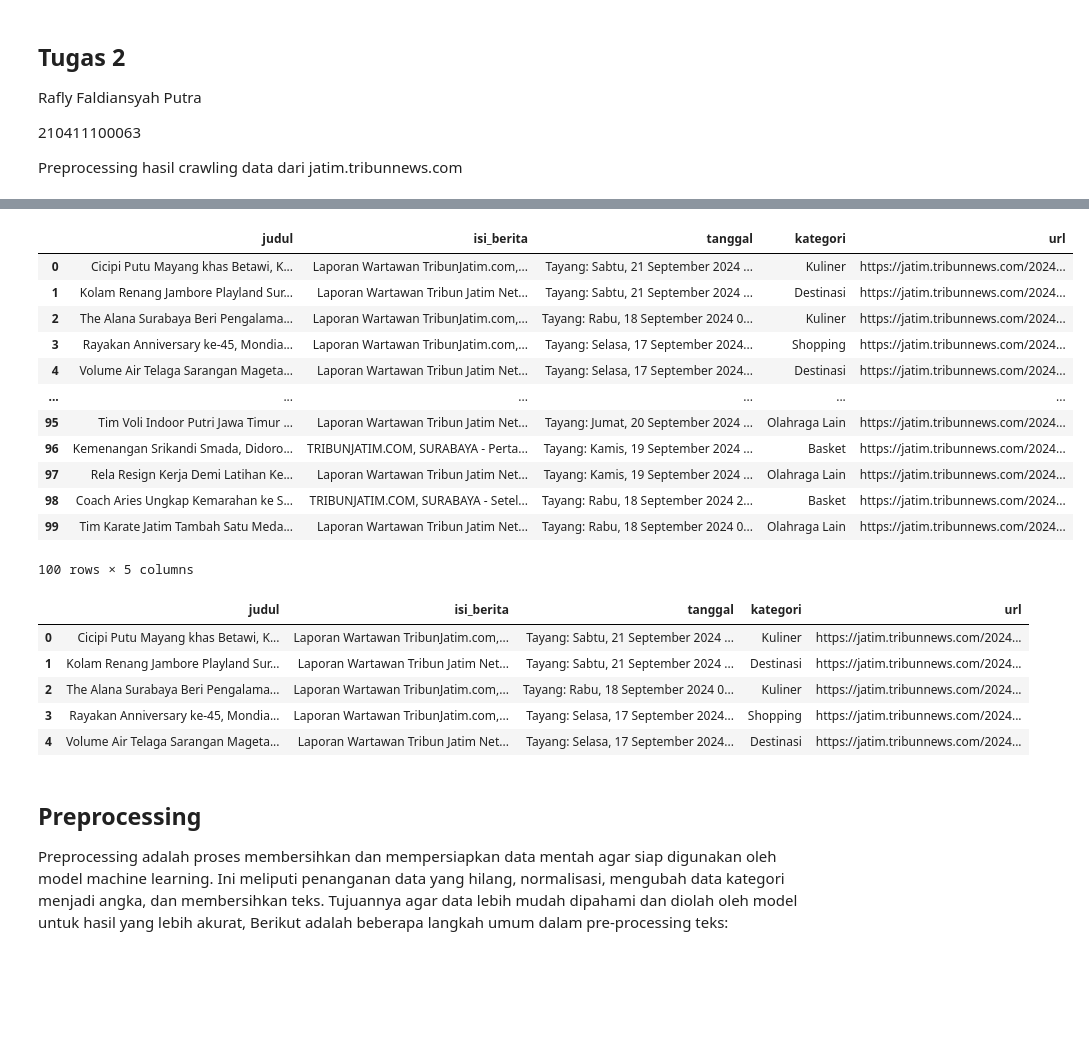
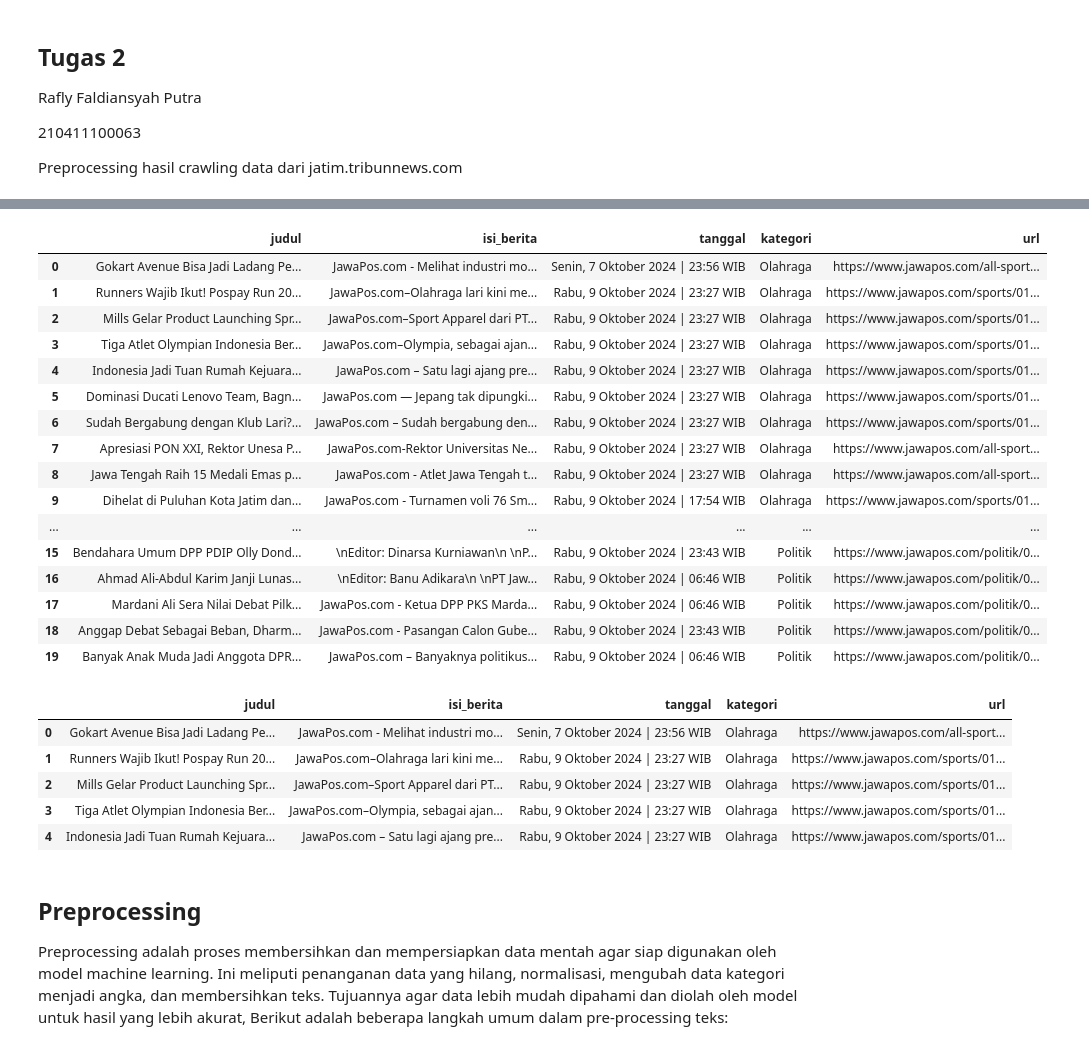
Before and after one commit to raflyfp/PPW-A, a Jupyter notebook: _sources/210411100063 Rafly Faldiansyah Putra Tugas 2 PPW.ipynb, the cells around one changed output, grey strips where cells are left out. Drawn from its saved outputs; the diff is of its cells as text; code cells hidden in the pictures; blank space fills up the shorter version.

```diff
--- a/_sources/210411100063 Rafly Faldiansyah Putra Tugas 2 PPW.ipynb
+++ b/_sources/210411100063 Rafly Faldiansyah Putra Tugas 2 PPW.ipynb
@@ -136,33 +116,37 @@ Proses penambangan data selesai, data tersimpan dalam 'tribunnews_articles.csv'
 # %%
-df=pd.read_csv("tribunnews_articles.csv")
+df=pd.read_csv("jawapos_articles.csv")
 df.head(1000)
 # %% [output]
 |  | judul | isi_berita | tanggal | kategori | url |
-| 0 | Cicipi Putu Mayang khas Betawi, K... | Laporan Wartawan TribunJatim.com,... | Tayang: Sabtu, 21 September 2024 ... | Kuliner | https://jatim.tribunnews.com/2024... |
-| 1 | Kolam Renang Jambore Playland Sur... | Laporan Wartawan Tribun Jatim Net... | Tayang: Sabtu, 21 September 2024 ... | Destinasi | https://jatim.tribunnews.com/2024... |
-| 2 | The Alana Surabaya Beri Pengalama... | Laporan Wartawan TribunJatim.com,... | Tayang: Rabu, 18 September 2024 0... | Kuliner | https://jatim.tribunnews.com/2024... |
-| 3 | Rayakan Anniversary ke-45, Mondia... | Laporan Wartawan TribunJatim.com,... | Tayang: Selasa, 17 September 2024... | Shopping | https://jatim.tribunnews.com/2024... |
-| 4 | Volume Air Telaga Sarangan Mageta... | Laporan Wartawan Tribun Jatim Net... | Tayang: Selasa, 17 September 2024... | Destinasi | https://jatim.tribunnews.com/2024... |
+| 0 | Gokart Avenue Bisa Jadi Ladang Pe... | JawaPos.com - Melihat industri mo... | Senin, 7 Oktober 2024 | 23:56 WIB | Olahraga | https://www.jawapos.com/all-sport... |
+| 1 | Runners Wajib Ikut! Pospay Run 20... | JawaPos.com–Olahraga lari kini me... | Rabu, 9 Oktober 2024 | 23:27 WIB | Olahraga | https://www.jawapos.com/sports/01... |
+| 2 | Mills Gelar Product Launching Spr... | JawaPos.com–Sport Apparel dari PT... | Rabu, 9 Oktober 2024 | 23:27 WIB | Olahraga | https://www.jawapos.com/sports/01... |
+| 3 | Tiga Atlet Olympian Indonesia Ber... | JawaPos.com–Olympia, sebagai ajan... | Rabu, 9 Oktober 2024 | 23:27 WIB | Olahraga | https://www.jawapos.com/sports/01... |
+| 4 | Indonesia Jadi Tuan Rumah Kejuara... | JawaPos.com – Satu lagi ajang pre... | Rabu, 9 Oktober 2024 | 23:27 WIB | Olahraga | https://www.jawapos.com/sports/01... |
+| 5 | Dominasi Ducati Lenovo Team, Bagn... | JawaPos.com — Jepang tak dipungki... | Rabu, 9 Oktober 2024 | 23:27 WIB | Olahraga | https://www.jawapos.com/sports/01... |
+| 6 | Sudah Bergabung dengan Klub Lari?... | JawaPos.com – Sudah bergabung den... | Rabu, 9 Oktober 2024 | 23:27 WIB | Olahraga | https://www.jawapos.com/sports/01... |
+| 7 | Apresiasi PON XXI, Rektor Unesa P... | JawaPos.com-Rektor Universitas Ne... | Rabu, 9 Oktober 2024 | 23:27 WIB | Olahraga | https://www.jawapos.com/all-sport... |
+| 8 | Jawa Tengah Raih 15 Medali Emas p... | JawaPos.com - Atlet Jawa Tengah t... | Rabu, 9 Oktober 2024 | 23:27 WIB | Olahraga | https://www.jawapos.com/all-sport... |
+| 9 | Dihelat di Puluhan Kota Jatim dan... | JawaPos.com - Turnamen voli 76 Sm... | Rabu, 9 Oktober 2024 | 17:54 WIB | Olahraga | https://www.jawapos.com/sports/01... |
 | ... | ... | ... | ... | ... | ... |
-| 95 | Tim Voli Indoor Putri Jawa Timur ... | Laporan Wartawan Tribun Jatim Net... | Tayang: Jumat, 20 September 2024 ... | Olahraga Lain | https://jatim.tribunnews.com/2024... |
-| 96 | Kemenangan Srikandi Smada, Didoro... | TRIBUNJATIM.COM, SURABAYA - Perta... | Tayang: Kamis, 19 September 2024 ... | Basket | https://jatim.tribunnews.com/2024... |
-| 97 | Rela Resign Kerja Demi Latihan Ke... | Laporan Wartawan Tribun Jatim Net... | Tayang: Kamis, 19 September 2024 ... | Olahraga Lain | https://jatim.tribunnews.com/2024... |
-| 98 | Coach Aries Ungkap Kemarahan ke S... | TRIBUNJATIM.COM, SURABAYA - Setel... | Tayang: Rabu, 18 September 2024 2... | Basket | https://jatim.tribunnews.com/2024... |
-| 99 | Tim Karate Jatim Tambah Satu Meda... | Laporan Wartawan Tribun Jatim Net... | Tayang: Rabu, 18 September 2024 0... | Olahraga Lain | https://jatim.tribunnews.com/2024... |
+| 15 | Bendahara Umum DPP PDIP Olly Dond... | \nEditor: Dinarsa Kurniawan\n \nP... | Rabu, 9 Oktober 2024 | 23:43 WIB | Politik | https://www.jawapos.com/politik/0... |
+| 16 | Ahmad Ali-Abdul Karim Janji Lunas... | \nEditor: Banu Adikara\n \nPT Jaw... | Rabu, 9 Oktober 2024 | 06:46 WIB | Politik | https://www.jawapos.com/politik/0... |
+| 17 | Mardani Ali Sera Nilai Debat Pilk... | JawaPos.com - Ketua DPP PKS Marda... | Rabu, 9 Oktober 2024 | 06:46 WIB | Politik | https://www.jawapos.com/politik/0... |
+| 18 | Anggap Debat Sebagai Beban, Dharm... | JawaPos.com - Pasangan Calon Gube... | Rabu, 9 Oktober 2024 | 23:43 WIB | Politik | https://www.jawapos.com/politik/0... |
+| 19 | Banyak Anak Muda Jadi Anggota DPR... | JawaPos.com – Banyaknya politikus... | Rabu, 9 Oktober 2024 | 06:46 WIB | Politik | https://www.jawapos.com/politik/0... |
-100 rows × 5 columns
 # %%
 import pandas as pd
 
-df = pd.read_csv("tribunnews_articles.csv")
+df = pd.read_csv("jawapos_articles.csv")
 
 df.head()
 # %% [output]
 |  | judul | isi_berita | tanggal | kategori | url |
-| 0 | Cicipi Putu Mayang khas Betawi, K... | Laporan Wartawan TribunJatim.com,... | Tayang: Sabtu, 21 September 2024 ... | Kuliner | https://jatim.tribunnews.com/2024... |
-| 1 | Kolam Renang Jambore Playland Sur... | Laporan Wartawan Tribun Jatim Net... | Tayang: Sabtu, 21 September 2024 ... | Destinasi | https://jatim.tribunnews.com/2024... |
-| 2 | The Alana Surabaya Beri Pengalama... | Laporan Wartawan TribunJatim.com,... | Tayang: Rabu, 18 September 2024 0... | Kuliner | https://jatim.tribunnews.com/2024... |
-| 3 | Rayakan Anniversary ke-45, Mondia... | Laporan Wartawan TribunJatim.com,... | Tayang: Selasa, 17 September 2024... | Shopping | https://jatim.tribunnews.com/2024... |
-| 4 | Volume Air Telaga Sarangan Mageta... | Laporan Wartawan Tribun Jatim Net... | Tayang: Selasa, 17 September 2024... | Destinasi | https://jatim.tribunnews.com/2024... |
+| 0 | Gokart Avenue Bisa Jadi Ladang Pe... | JawaPos.com - Melihat industri mo... | Senin, 7 Oktober 2024 | 23:56 WIB | Olahraga | https://www.jawapos.com/all-sport... |
+| 1 | Runners Wajib Ikut! Pospay Run 20... | JawaPos.com–Olahraga lari kini me... | Rabu, 9 Oktober 2024 | 23:27 WIB | Olahraga | https://www.jawapos.com/sports/01... |
+| 2 | Mills Gelar Product Launching Spr... | JawaPos.com–Sport Apparel dari PT... | Rabu, 9 Oktober 2024 | 23:27 WIB | Olahraga | https://www.jawapos.com/sports/01... |
+| 3 | Tiga Atlet Olympian Indonesia Ber... | JawaPos.com–Olympia, sebagai ajan... | Rabu, 9 Oktober 2024 | 23:27 WIB | Olahraga | https://www.jawapos.com/sports/01... |
+| 4 | Indonesia Jadi Tuan Rumah Kejuara... | JawaPos.com – Satu lagi ajang pre... | Rabu, 9 Oktober 2024 | 23:27 WIB | Olahraga | https://www.jawapos.com/sports/01... |
 # %% [markdown]
 ## **Preprocessing**
 
```
Also changed, not shown: parts of 9 cells of this notebook, 6 other files.
